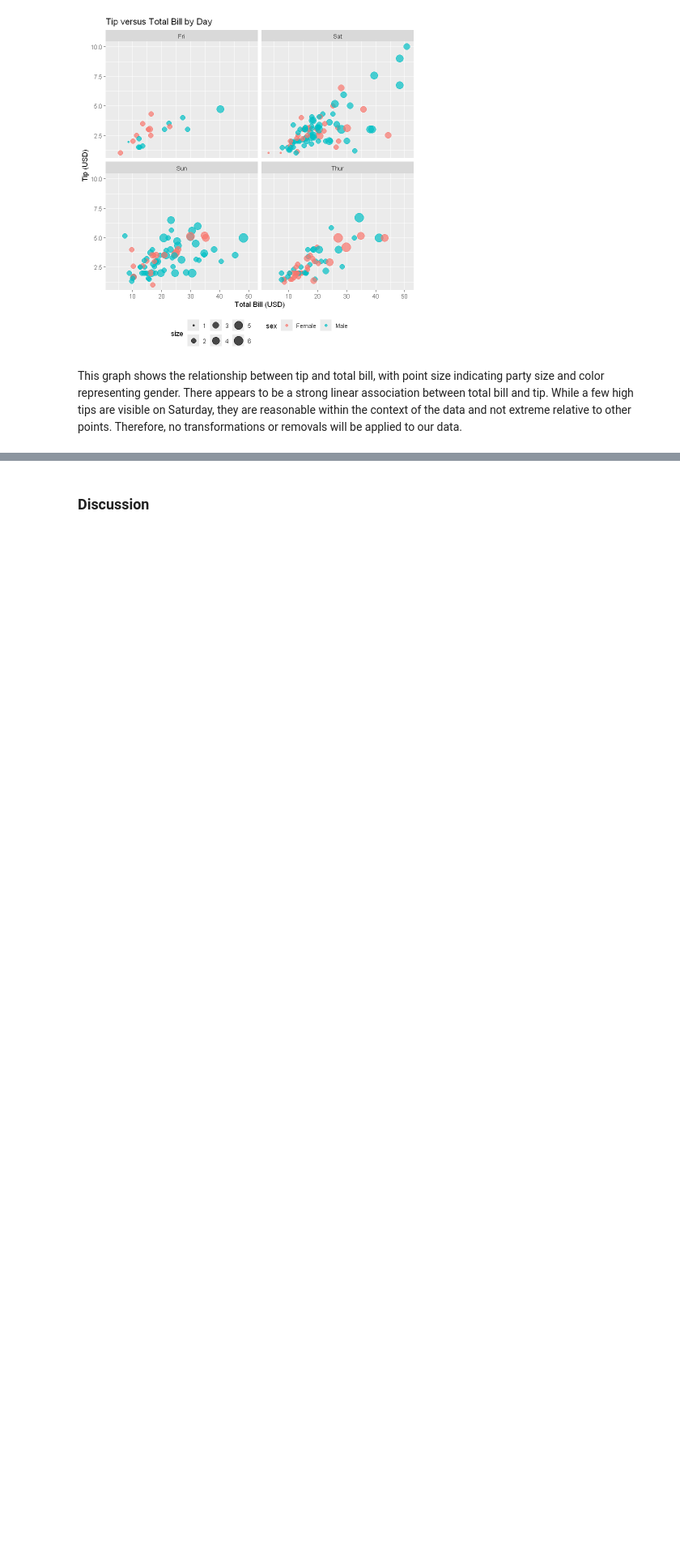
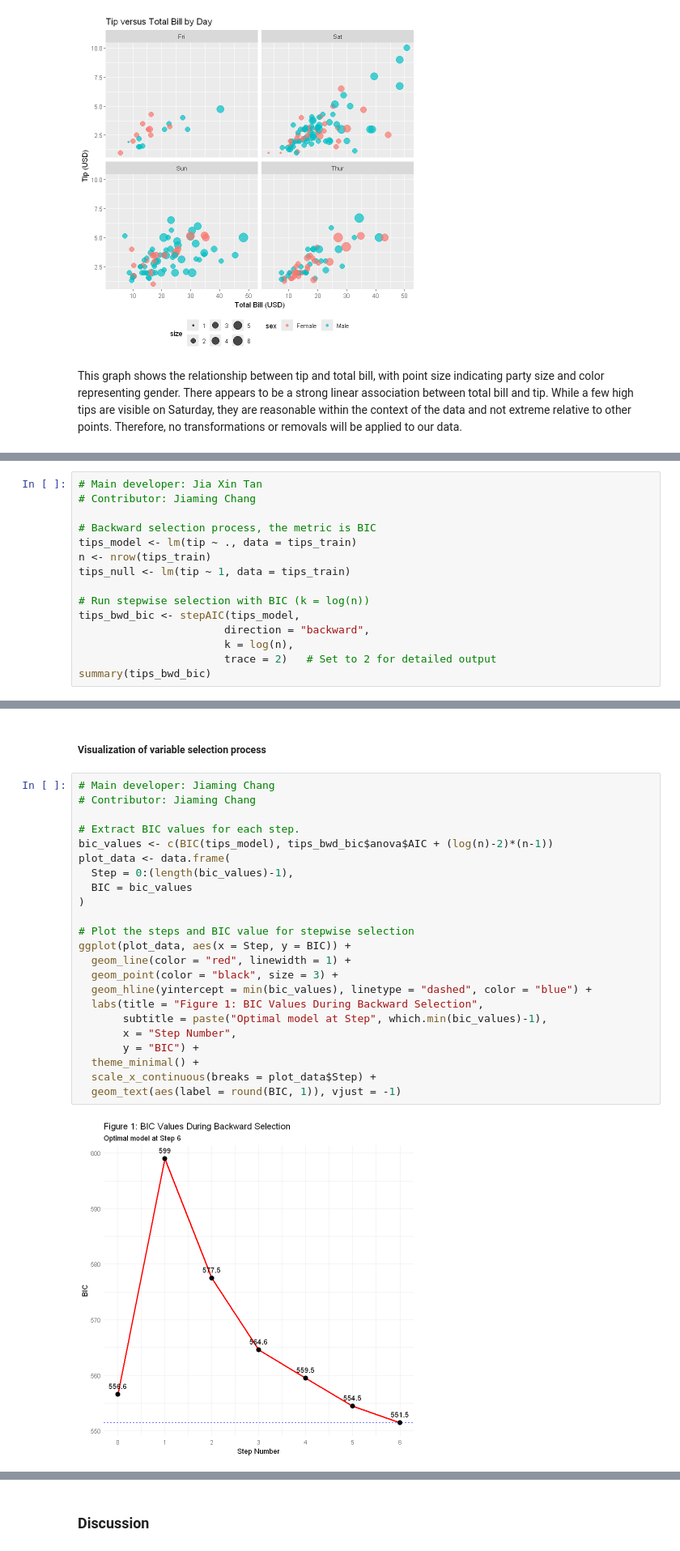
Before and after one commit to JustinTrenchcoat/STAT_301_Personal_Project, a Jupyter notebook: group_report.ipynb, the cells around one changed output, grey strips where cells are left out. Shown at 81% size. Cells and saved outputs as stored; diff of their text form; blank space fills up the shorter version.

```diff
--- a/group_report.ipynb
+++ b/group_report.ipynb
@@ -145,0 +194,15 @@ This graph shows the relationship between tip and total bill, with point size in
+# %%
+# Main developer: Jia Xin Tan
+# Contributor: Jiaming Chang
+
+# Backward selection process, the metric is BIC
+tips_model <- lm(tip ~ ., data = tips_train)
+n <- nrow(tips_train)
+tips_null <- lm(tip ~ 1, data = tips_train)
+
+# Run stepwise selection with BIC (k = log(n))
+tips_bwd_bic <- stepAIC(tips_model,
+                       direction = "backward",
+                       k = log(n),
+                       trace = 2)   # Set to 2 for detailed output
+summary(tips_bwd_bic)
@@ -145,0 +244,27 @@ This graph shows the relationship between tip and total bill, with point size in
+# %% [markdown]
+##### Visualization of variable selection process
+# %%
+# Main developer: Jiaming Chang
+# Contributor: Jiaming Chang
+
+# Extract BIC values for each step.
+bic_values <- c(BIC(tips_model), tips_bwd_bic$anova$AIC + (log(n)-2)*(n-1))
+plot_data <- data.frame(
+  Step = 0:(length(bic_values)-1),
+  BIC = bic_values
+)
+
+# Plot the steps and BIC value for stepwise selection
+ggplot(plot_data, aes(x = Step, y = BIC)) +
+  geom_line(color = "red", linewidth = 1) +
+  geom_point(color = "black", size = 3) +
+  geom_hline(yintercept = min(bic_values), linetype = "dashed", color = "blue") +
+  labs(title = "Figure 1: BIC Values During Backward Selection",
+       subtitle = paste("Optimal model at Step", which.min(bic_values)-1),
+       x = "Step Number",
+       y = "BIC") +
+  theme_minimal() +
+  scale_x_continuous(breaks = plot_data$Step) +
+  geom_text(aes(label = round(BIC, 1)), vjust = -1)
+# %% [output]
+[figure, added]
```
Also changed, not shown: parts of 9 cells of this notebook.
